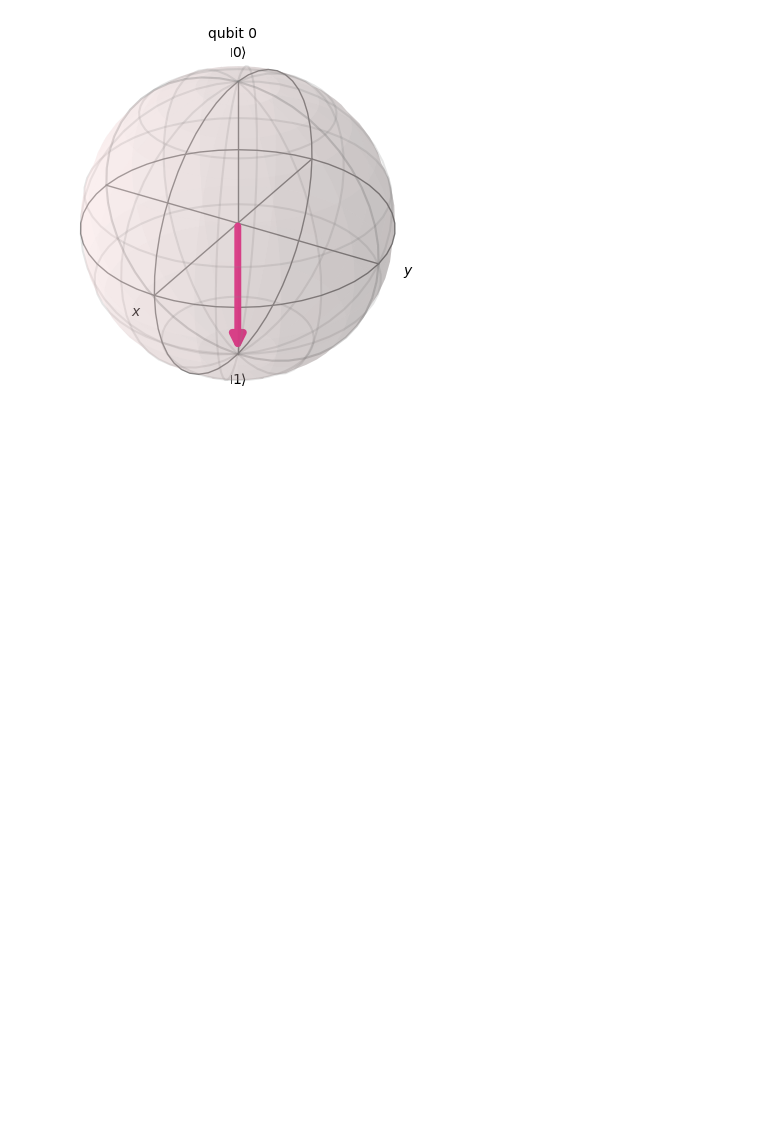
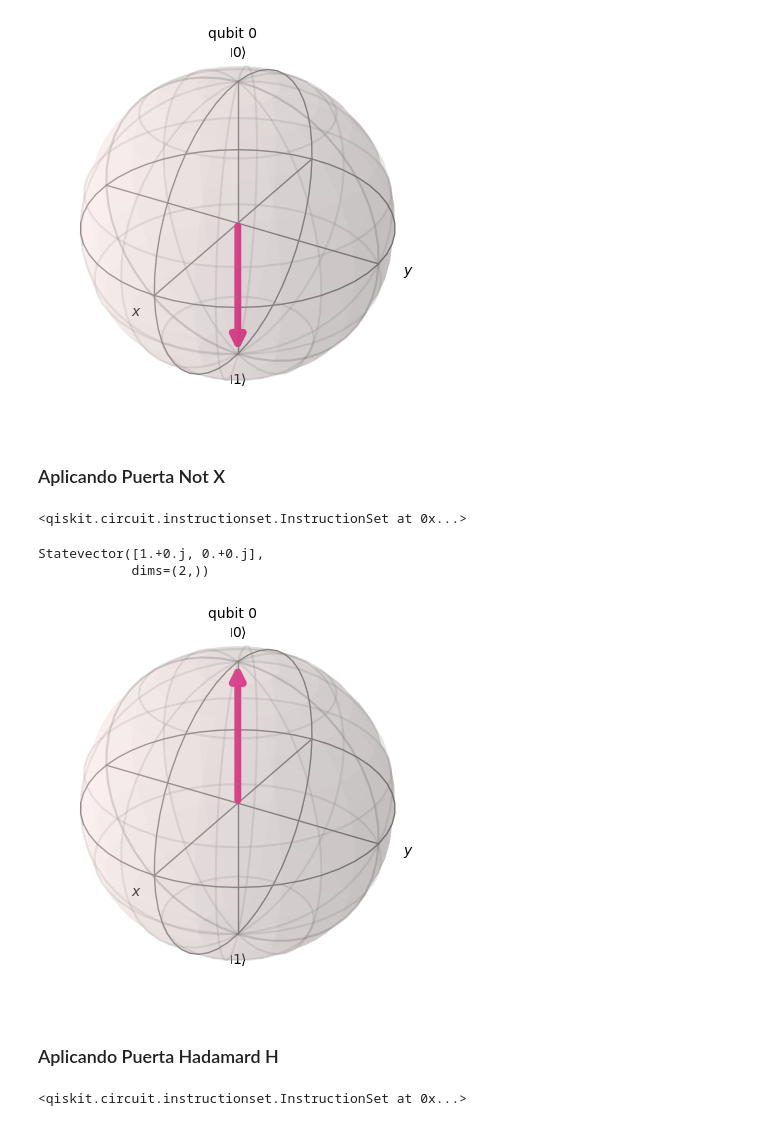
Before and after one commit to willianasanchezi/QuantumCodeLab, a Jupyter notebook: Qiskit/Circuito_Simulacion.ipynb, the cells around one changed output. Saved outputs shown, nothing was run; the diff lists cells and outputs as text; code cells hidden in the pictures; blank space fills up the shorter version.

Commit message:
Se incluyen Puerta Not X y Puerta Hadamard H

```diff
--- a/Qiskit/Circuito_Simulacion.ipynb
+++ b/Qiskit/Circuito_Simulacion.ipynb
@@ -45,3 +48,25 @@ Statevector([0.+0.j, 1.+0.j],
 plot_bloch_multivector(statevector)
 # %% [output]
 [figure]
+# %% [markdown]
+### Aplicando Puerta Not X
+# %%
+qc.x(0)
+# %% [output]
+<qiskit.circuit.instructionset.InstructionSet at 0x...>
+# %%
+backend = Aer.get_backend('statevector_simulator')
+job = backend.run(qc)
+statevector = job.result().get_statevector()
+print(statevector)
+plot_bloch_multivector(statevector)
+# %% [output]
+Statevector([1.+0.j, 0.+0.j],
+            dims=(2,))
+[figure, added]
+# %% [markdown]
+### Aplicando Puerta Hadamard H
+# %%
+qc.h(0)
+# %% [output]
+<qiskit.circuit.instructionset.InstructionSet at 0x...>
```
Also changed, not shown: parts of 14 cells of this notebook.
